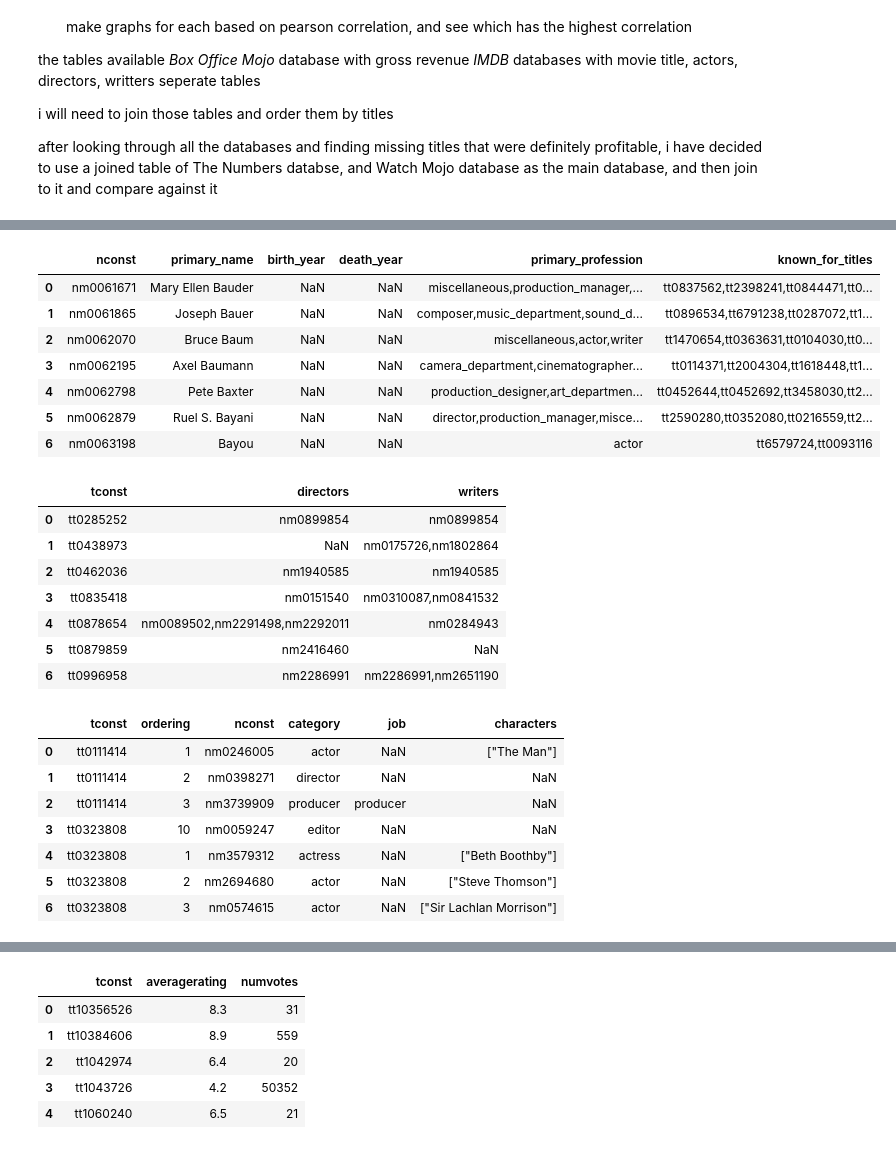
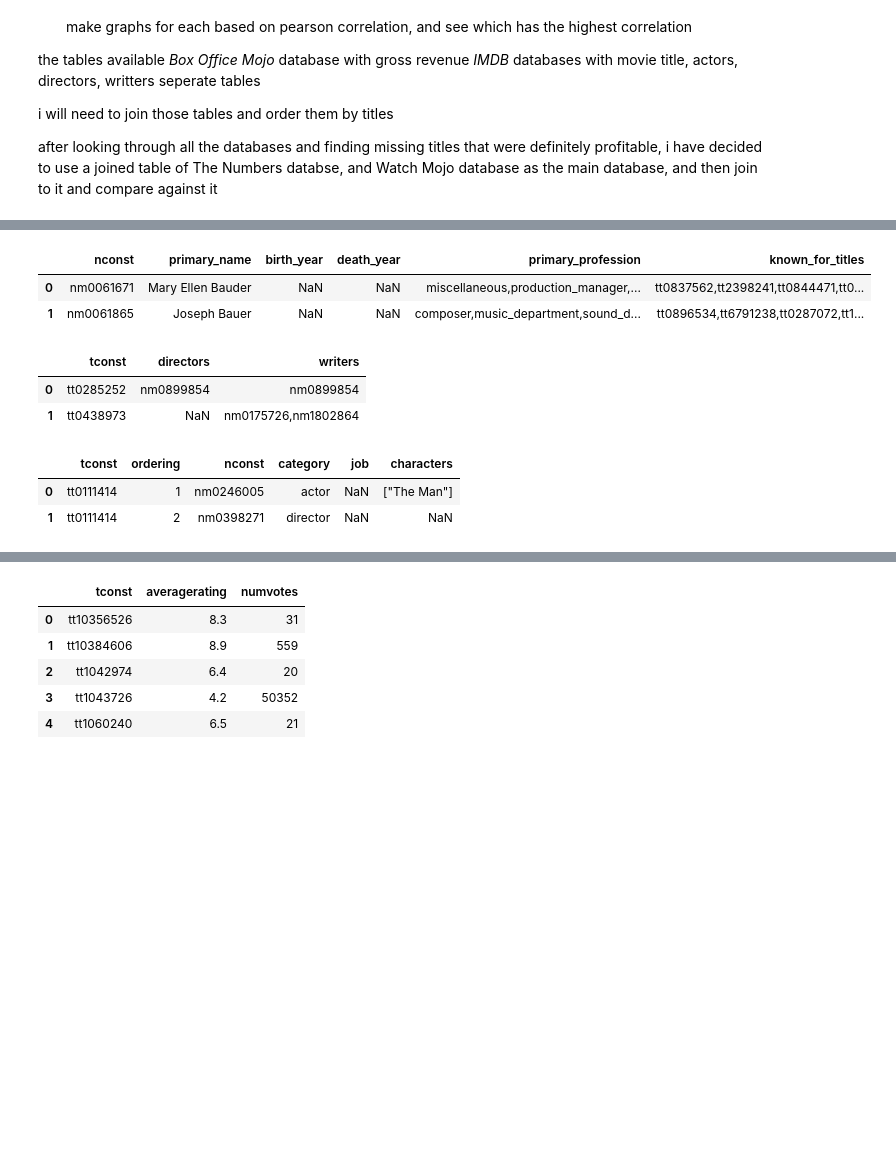
Before and after one commit to yonichanowitz/dsc-phase_one_final, a Jupyter notebook: index.ipynb, the cells around one changed output, grey strips where cells are left out. Cells and saved outputs as stored; diff of their text form; code cells hidden in the pictures; blank space fills up the shorter version.

```diff
--- a/index.ipynb
+++ b/index.ipynb
@@ -84,36 +49,21 @@ box_mojo_gross.loc[box_mojo_gross['title'].str.contains('Jurassic')]
 # %%
 people_involved_profession_relatedTitles = pd.read_csv("unzipped-data/imdb.name.basics.csv")
-people_involved_profession_relatedTitles.head(7)
+people_involved_profession_relatedTitles.head(2)
 # %% [output]
 |  | nconst | primary_name | birth_year | death_year | primary_profession | known_for_titles |
 | 0 | nm0061671 | Mary Ellen Bauder | NaN | NaN | miscellaneous,production_manager,... | tt0837562,tt2398241,tt0844471,tt0... |
 | 1 | nm0061865 | Joseph Bauer | NaN | NaN | composer,music_department,sound_d... | tt0896534,tt6791238,tt0287072,tt1... |
-| 2 | nm0062070 | Bruce Baum | NaN | NaN | miscellaneous,actor,writer | tt1470654,tt0363631,tt0104030,tt0... |
-| 3 | nm0062195 | Axel Baumann | NaN | NaN | camera_department,cinematographer... | tt0114371,tt2004304,tt1618448,tt1... |
-| 4 | nm0062798 | Pete Baxter | NaN | NaN | production_designer,art_departmen... | tt0452644,tt0452692,tt3458030,tt2... |
-| 5 | nm0062879 | Ruel S. Bayani | NaN | NaN | director,production_manager,misce... | tt2590280,tt0352080,tt0216559,tt2... |
-| 6 | nm0063198 | Bayou | NaN | NaN | actor | tt6579724,tt0093116 |
 # %%
 film_title_crew_reference_index = pd.read_csv("unzipped-data/imdb.title.crew.csv")
-film_title_crew_reference_index.head(7)
+film_title_crew_reference_index.head(2)
 # %% [output]
 |  | tconst | directors | writers |
 | 0 | tt0285252 | nm0899854 | nm0899854 |
 | 1 | tt0438973 | NaN | nm0175726,nm1802864 |
-| 2 | tt0462036 | nm1940585 | nm1940585 |
-| 3 | tt0835418 | nm0151540 | nm0310087,nm0841532 |
-| 4 | tt0878654 | nm0089502,nm2291498,nm2292011 | nm0284943 |
-| 5 | tt0879859 | nm2416460 | NaN |
-| 6 | tt0996958 | nm2286991 | nm2286991,nm2651190 |
 # %%
 job_title_category_index = pd.read_csv("unzipped-data/imdb.title.principals.csv")
-job_title_category_index.head(7)
+job_title_category_index.head(2)
 # %% [output]
 |  | tconst | ordering | nconst | category | job | characters |
 | 0 | tt0111414 | 1 | nm0246005 | actor | NaN | ["The Man"] |
 | 1 | tt0111414 | 2 | nm0398271 | director | NaN | NaN |
-| 2 | tt0111414 | 3 | nm3739909 | producer | producer | NaN |
-| 3 | tt0323808 | 10 | nm0059247 | editor | NaN | NaN |
-| 4 | tt0323808 | 1 | nm3579312 | actress | NaN | ["Beth Boothby"] |
-| 5 | tt0323808 | 2 | nm2694680 | actor | NaN | ["Steve Thomson"] |
-| 6 | tt0323808 | 3 | nm0574615 | actor | NaN | ["Sir Lachlan Morrison"] |
```
Also changed, not shown: parts of 63 cells of this notebook, 6 other files.
